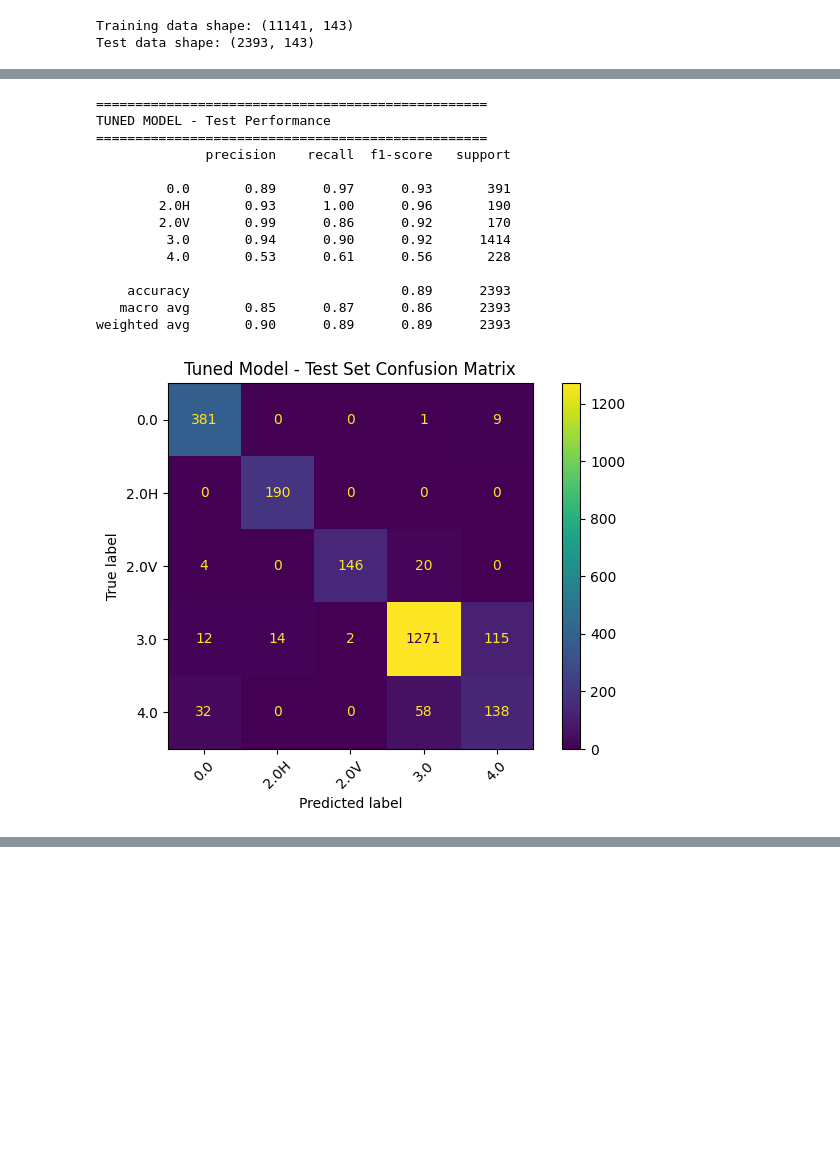
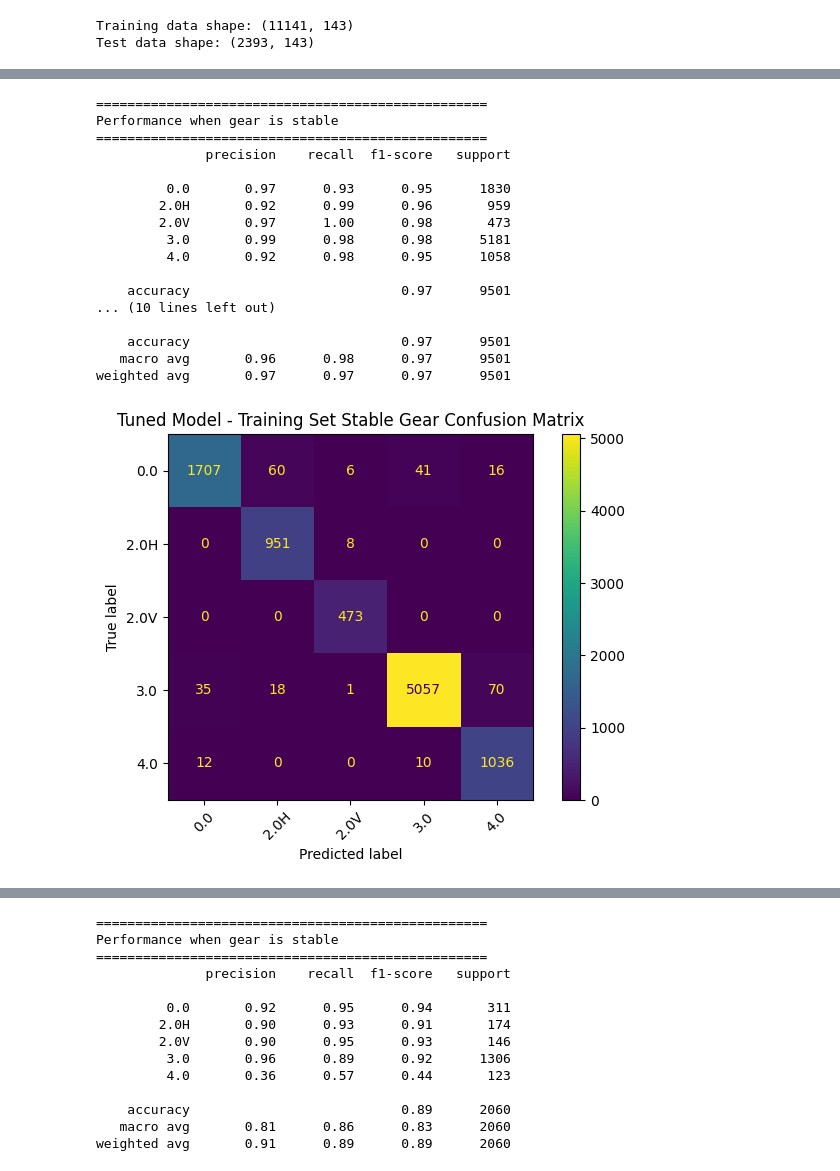
Before and after one commit to zebborjesson/tra300-ski-technique-classification, a Jupyter notebook: code/RandomForest.ipynb, the cells around one changed output, grey strips where cells are left out. Cells and saved outputs as stored; diff of their text form; code cells hidden in the pictures; blank space fills up the shorter version.

```diff
--- a/code/RandomForest.ipynb
+++ b/code/RandomForest.ipynb
@@ -115,14 +188,19 @@ print(f"Test data shape: {test_df.shape}")
 Training data shape: (11141, 143)
 Test data shape: (2393, 143)
 # %%
-def XY(df):
+def XY(df, feature_columns):
     X = df[feature_columns]
     Y = df[output_col]
     return X, Y
+# %%
+# Uncomment to not use the engineered features
+feature_columns = feature_columns_pole_data + feature_columns_gnss
 # %%
-X_train, y_train = XY(train_df)
-X_test, y_test = XY(test_df)
+X_train, y_train = XY(train_df, feature_columns)
+X_test, y_test = XY(test_df, feature_columns)
 # %%
+ALL_LABELS = sorted(y_train.unique())
+
 rf_tuned = RandomForestClassifier(
     n_estimators=200,              # Tress
     max_depth=15,                  # Tree depth
@@ -147,25 +225,46 @@ print("\n" + "="*50)
 print("TUNED MODEL - Training Performance")
 print("="*50)
 print(classification_report(y_train, pred_train))
-
-
 # Confusion matrix
 cm = confusion_matrix(y_train, pred_train, labels=sorted(y_train.unique()))
-ConfusionMatrixDisplay(cm, display_labels=sorted(y_train.unique())).plot(xticks_rotation=45)
+ConfusionMatrixDisplay(cm, display_labels=ALL_LABELS).plot(xticks_rotation=45)
 plt.title("Tuned Model - Training Set Confusion Matrix")
 plt.tight_layout()
 plt.show()
 
 print("\n" + "="*50)
+print("Performance when gear is stable")
+print("="*50)
+print(classification_report_when_stable_gear(y_train, pred_train))
+# Confusion matrix
+cm = confusion_matrix_when_stable_gear(y_train, pred_train)
+ConfusionMatrixDisplay(cm, display_labels=ALL_LABELS).plot(xticks_rotation=45)
+plt.title("Tuned Model - Training Set Stable Gear Confusion Matrix")
+plt.tight_layout()
+plt.show()
+
+
+print("\n" + "="*50)
 print("TUNED MODEL - Test Performance")
 print("="*50)
 print(classification_report(y_test, pred_test))
-
+print("\n" + "="*50)
 # Confusion matrix
 cm = confusion_matrix(y_test, pred_test, labels=sorted(y_train.unique()))
-ConfusionMatrixDisplay(cm, display_labels=sorted(y_train.unique())).plot(xticks_rotation=45)
+ConfusionMatrixDisplay(cm, display_labels=ALL_LABELS).plot(xticks_rotation=45)
 plt.title("Tuned Model - Test Set Confusion Matrix")
 plt.tight_layout()
 plt.show()
+
+print("\n" + "="*50)
+print("Performance when gear is stable")
+print("="*50)
+print(classification_report_when_stable_gear(y_test, pred_test))
+# Confusion matrix
+cm = confusion_matrix_when_stable_gear(y_test, pred_test)
+ConfusionMatrixDisplay(cm, display_labels=ALL_LABELS).plot(xticks_rotation=45)
+plt.title("Tuned Model - Test Set Stable Gear Confusion Matrix")
+plt.tight_layout()
+plt.show()
 # %% [output]
 Training tuned Random Forest...
@@ -189,15 +288,18 @@ weighted avg       0.98      0.98      0.98     11141
 ==================================================
-TUNED MODEL - Test Performance
+Performance when gear is stable
 ==================================================
               precision    recall  f1-score   support
 
-         0.0       0.89      0.97      0.93       391
-        2.0H       0.93      1.00      0.96       190
-        2.0V       0.99      0.86      0.92       170
-         3.0       0.94      0.90      0.92      1414
-         4.0       0.53      0.61      0.56       228
+         0.0       0.97      0.93      0.95      1830
+        2.0H       0.92      0.99      0.96       959
+        2.0V       0.97      1.00      0.98       473
+         3.0       0.99      0.98      0.98      5181
+         4.0       0.92      0.98      0.95      1058
 
-    accuracy                           0.89      2393
-   macro avg       0.85      0.87      0.86      2393
-weighted avg       0.90      0.89      0.89      2393
+    accuracy                           0.97      9501
+... (10 lines left out)
+
+    accuracy                           0.97      9501
+   macro avg       0.96      0.98      0.97      9501
+weighted avg       0.97      0.97      0.97      9501
-[figure, old version]
+[figure, new version]
@@ -203,0 +324,14 @@ weighted avg       0.90      0.89      0.89      2393
+==================================================
+Performance when gear is stable
+==================================================
+              precision    recall  f1-score   support
+
+         0.0       0.92      0.95      0.94       311
+        2.0H       0.90      0.93      0.91       174
+        2.0V       0.90      0.95      0.93       146
+         3.0       0.96      0.89      0.92      1306
+         4.0       0.36      0.57      0.44       123
+
+    accuracy                           0.89      2060
+   macro avg       0.81      0.86      0.83      2060
+weighted avg       0.91      0.89      0.89      2060
```
Also changed, not shown: parts of 6 cells of this notebook, 2 other files.
